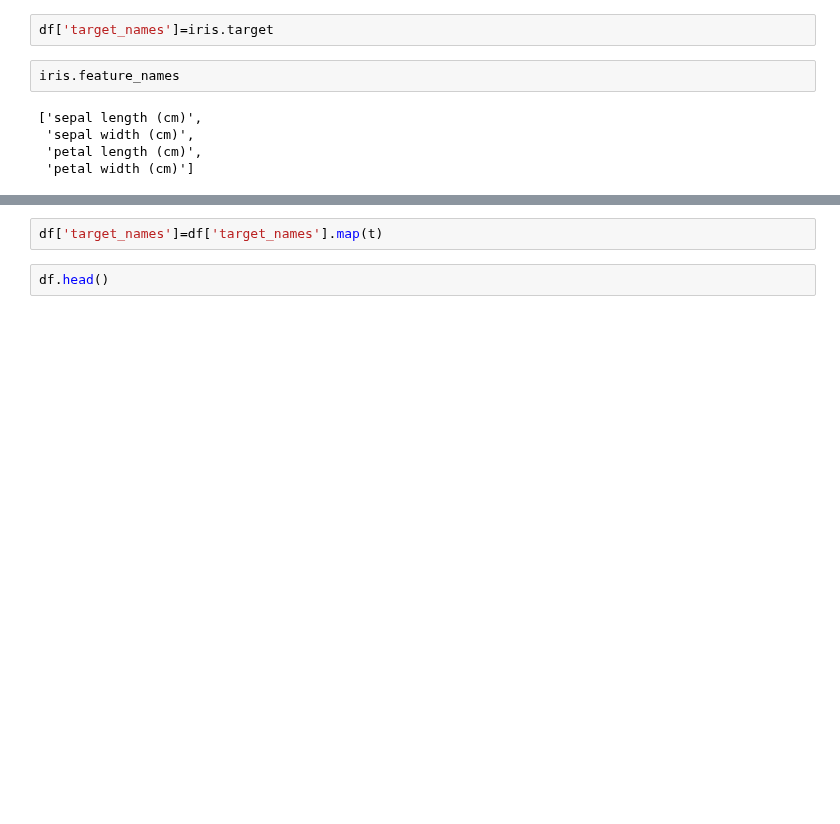
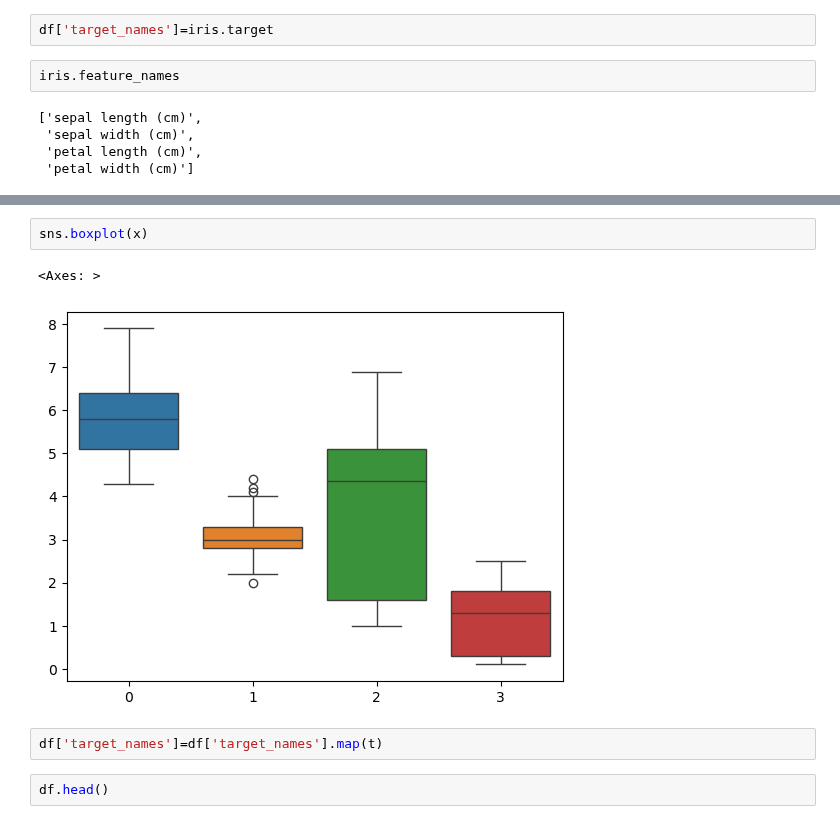
Before and after one commit to Fawas-Anayat/Machine_Learning_Algorithms, a Jupyter notebook: Basic_ML_Concepts/first.ipynb, the cells around one changed output, grey strips where cells are left out. Saved outputs shown, nothing was run; the diff lists cells and outputs as text; blank space fills up the shorter version.

```diff
--- a/Basic_ML_Concepts/first.ipynb
+++ b/Basic_ML_Concepts/first.ipynb
@@ -31,3 +45,8 @@ df.head()
+# %%
+sns.boxplot(x)
+# %% [output]
+<Axes: >
+[figure, added]
 # %%
 df['target_names']=df['target_names'].map(t)
 # %%
```
Also changed, not shown: parts of 9 cells of this notebook.
